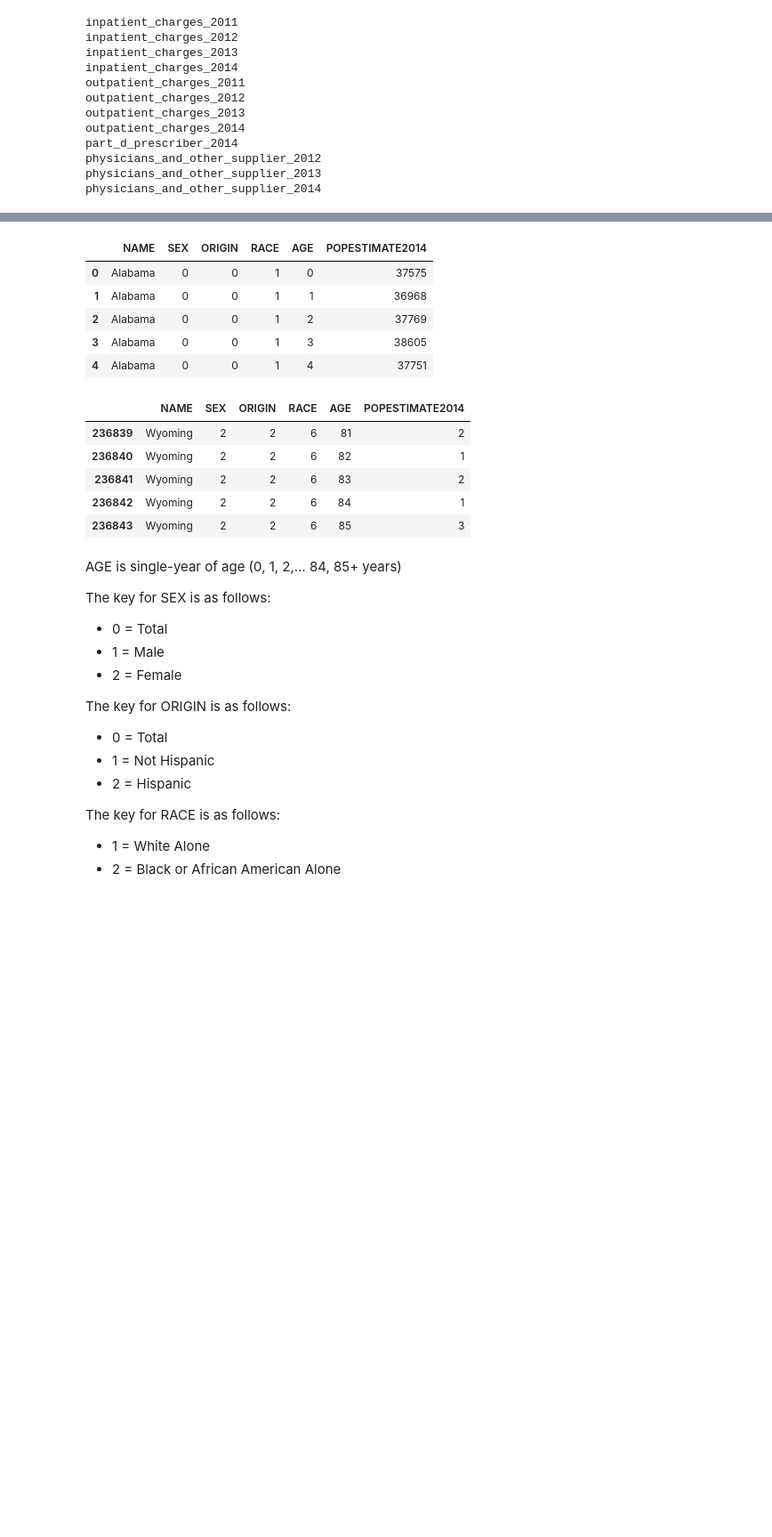
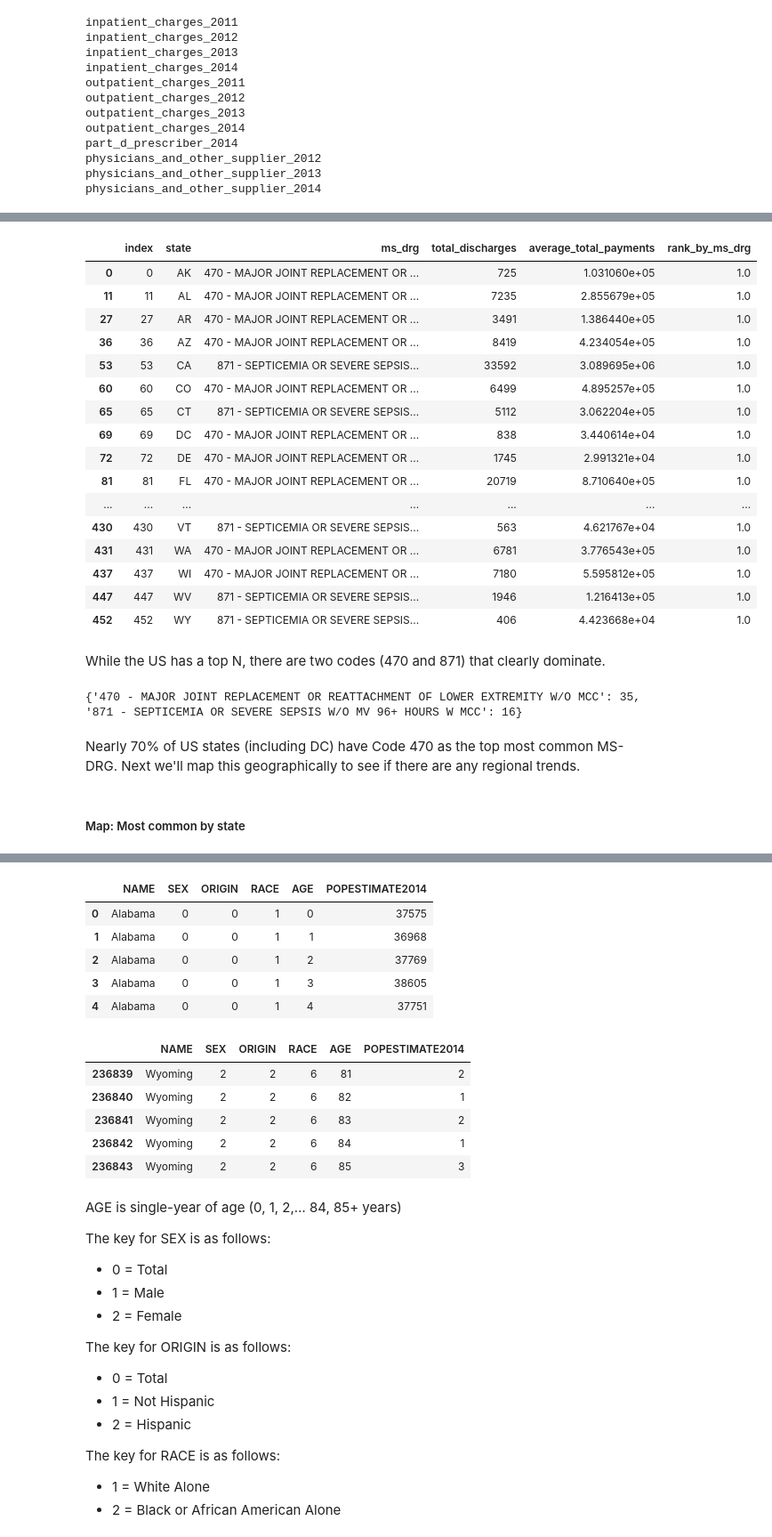
Before and after one commit to space-isa/medicare-data, a Jupyter notebook: src/medicare_data_analysis.ipynb, the cells around one changed output, grey strips where cells are left out. Shown: that part at 89% size. Cells and saved outputs as stored; diff of their text form; code cells hidden in the pictures; blank space fills up the shorter version.

```diff
--- a/src/medicare_data_analysis.ipynb
+++ b/src/medicare_data_analysis.ipynb
@@ -408,0 +510,31 @@ Fig. 5: Above figure is per 100,000 people based on the total estimated populati
+# %%
+query = """ SELECT * FROM (SELECT provider_state as state,
+                                                  provider_zipcode as zipcode,
+                                                  drg_definition as ms_drg,
+                                                  SUM(total_discharges) as total_discharges,
+                                                  SUM(average_total_payments) as average_total_payments,
+                                                  ROW_NUMBER() OVER (PARTITION BY provider_zipcode
+                                                                                              ORDER BY SUM(total_discharges) DESC) as rank
+                                                   FROM bigquery-public-data.medicare.inpatient_charges_2014
+                                                   WHERE (provider_state != 'AA' AND
+                                                                   provider_state != 'AE' AND
+                                                                   provider_state != 'AS' AND
+                                                                   provider_state != 'AP' AND
+                                                                   provider_state != 'GU' AND
+                                                                   provider_state != 'MP' AND
+                                                                   provider_state != 'PR' AND
+                                                                   provider_state != 'VI' AND
+                                                                   provider_state != 'XX' AND
+                                                                   provider_state != 'ZZ')
+                                                   GROUP BY 1, 2, 3
+                                                   ORDER BY 1, 4 DESC) as ranks
+                   WHERE rank = 1
+              """
+# %%
+#  Process query
+most_common_ms_drg = query_to_df(query)
+
+#  Check results
+print(len(most_common_ms_drg))
+
+most_common_ms_drg.value_counts().head()
@@ -408,0 +573,6 @@ Fig. 5: Above figure is per 100,000 people based on the total estimated populati
+# %%
+#  Aggregate data by state, summing total discharges for each MS-DRG
+temp_df = most_common_ms_drg.groupby(['state', 'ms_drg'])[['total_discharges', 'average_total_payments']].sum()
+#  Reset index to flatten df
+temp_df = temp_df.reset_index()
+temp_df.head()
@@ -408,0 +586,4 @@ Fig. 5: Above figure is per 100,000 people based on the total estimated populati
+# %%
+temp_df['rank_by_ms_drg'] = temp_df.groupby('state')['total_discharges'].rank(ascending=False)
+temp_df = temp_df.reset_index()
+temp_df.head()
@@ -408,0 +597,35 @@ Fig. 5: Above figure is per 100,000 people based on the total estimated populati
+# %%
+most_common_state_ms_drg = temp_df.loc[temp_df['rank_by_ms_drg'] == 1.0]
+most_common_state_ms_drg
+# %% [output]
+|  | index | state | ms_drg | total_discharges | average_total_payments | rank_by_ms_drg |
+| 0 | 0 | AK | 470 - MAJOR JOINT REPLACEMENT OR ... | 725 | 1.031060e+05 | 1.0 |
+| 11 | 11 | AL | 470 - MAJOR JOINT REPLACEMENT OR ... | 7235 | 2.855679e+05 | 1.0 |
+| 27 | 27 | AR | 470 - MAJOR JOINT REPLACEMENT OR ... | 3491 | 1.386440e+05 | 1.0 |
+| 36 | 36 | AZ | 470 - MAJOR JOINT REPLACEMENT OR ... | 8419 | 4.234054e+05 | 1.0 |
+| 53 | 53 | CA | 871 - SEPTICEMIA OR SEVERE SEPSIS... | 33592 | 3.089695e+06 | 1.0 |
+| 60 | 60 | CO | 470 - MAJOR JOINT REPLACEMENT OR ... | 6499 | 4.895257e+05 | 1.0 |
+| 65 | 65 | CT | 871 - SEPTICEMIA OR SEVERE SEPSIS... | 5112 | 3.062204e+05 | 1.0 |
+| 69 | 69 | DC | 470 - MAJOR JOINT REPLACEMENT OR ... | 838 | 3.440614e+04 | 1.0 |
+| 72 | 72 | DE | 470 - MAJOR JOINT REPLACEMENT OR ... | 1745 | 2.991321e+04 | 1.0 |
+| 81 | 81 | FL | 470 - MAJOR JOINT REPLACEMENT OR ... | 20719 | 8.710640e+05 | 1.0 |
+| ... | ... | ... | ... | ... | ... | ... |
+| 430 | 430 | VT | 871 - SEPTICEMIA OR SEVERE SEPSIS... | 563 | 4.621767e+04 | 1.0 |
+| 431 | 431 | WA | 470 - MAJOR JOINT REPLACEMENT OR ... | 6781 | 3.776543e+05 | 1.0 |
+| 437 | 437 | WI | 470 - MAJOR JOINT REPLACEMENT OR ... | 7180 | 5.595812e+05 | 1.0 |
+| 447 | 447 | WV | 871 - SEPTICEMIA OR SEVERE SEPSIS... | 1946 | 1.216413e+05 | 1.0 |
+| 452 | 452 | WY | 871 - SEPTICEMIA OR SEVERE SEPSIS... | 406 | 4.423668e+04 | 1.0 |
+# %% [markdown]
+While the US has a top N, there are two codes (470 and 871) that clearly dominate.
+# %%
+#  Getting a count of states
+df = most_common_state_ms_drg
+category = 'ms_drg'
+N = 2
+most_common(df, category, N, groupby=None, counter=True)
+# %% [output]
+{'470 - MAJOR JOINT REPLACEMENT OR REATTACHMENT OF LOWER EXTREMITY W/O MCC': 35, '871 - SEPTICEMIA OR SEVERE SEPSIS W/O MV 96+ HOURS W MCC': 16}
+# %% [markdown]
+Nearly 70% of US states (including DC) have Code 470 as the top most common MS-DRG. Next we'll map this geographically to see if there are any regional trends.
+# %% [markdown]
+##### Map: Most common by state
```
Also changed, not shown: parts of 225 cells of this notebook, 2 other files.
